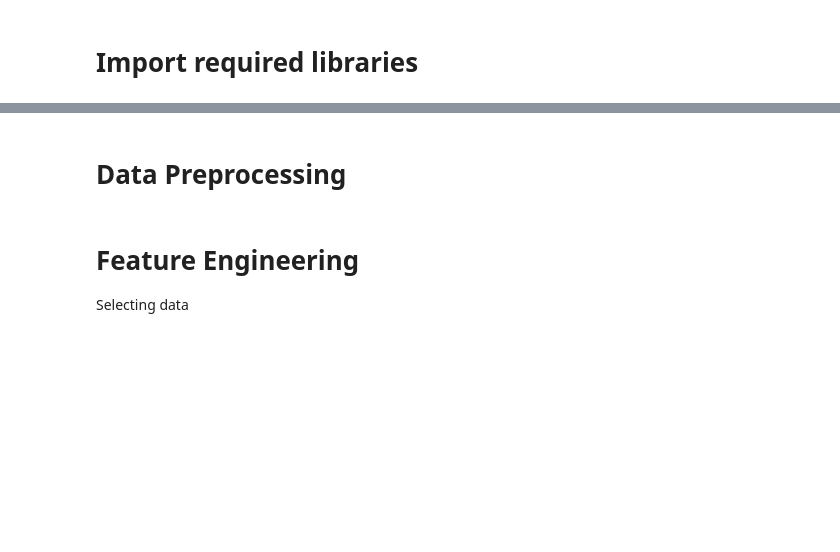
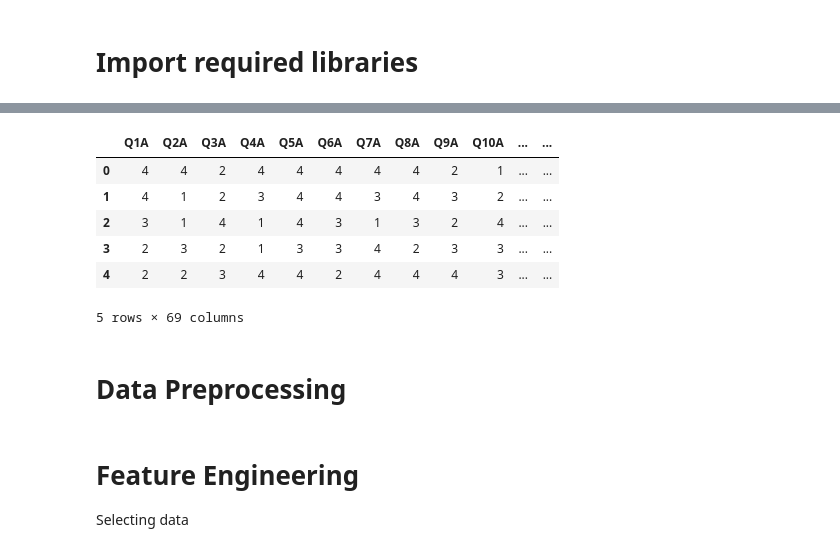
Before and after one commit to weihan444/ML-Hackathon, a Jupyter notebook: ML_Hackathon.ipynb, the cells around one changed output, grey strips where cells are left out. Cells and saved outputs as stored; diff of their text form; code cells hidden in the pictures; blank space fills up the shorter version.

```diff
--- a/ML_Hackathon.ipynb
+++ b/ML_Hackathon.ipynb
@@ -330,3 +359,28 @@ NameError: ignored
+# %%
+def condition(x):
+    if x<=10:
+        return 'Under 10'
+    if  10<=x<=16:
+        return ' Primary Children'
+    if 17<=x<=21:
+        return 'Secondary Children'
+    if 21<=x<=35:
+        return 'Adults'
+    if 36<=x<=48:
+        return 'Elder Adults'
+    if x>=49:
+        return 'Older People'
+
+data_2['Age_Groups']=data_2['age'].apply(condition)
+data_2.head()
+# %% [output]
+|  | Q1A | Q2A | Q3A | Q4A | Q5A | Q6A | Q7A | Q8A | Q9A | Q10A | ... | ... |
+| 0 | 4 | 4 | 2 | 4 | 4 | 4 | 4 | 4 | 2 | 1 | ... | ... |
+| 1 | 4 | 1 | 2 | 3 | 4 | 4 | 3 | 4 | 3 | 2 | ... | ... |
+| 2 | 3 | 1 | 4 | 1 | 4 | 3 | 1 | 3 | 2 | 4 | ... | ... |
+| 3 | 2 | 3 | 2 | 1 | 3 | 3 | 4 | 2 | 3 | 3 | ... | ... |
+| 4 | 2 | 2 | 3 | 4 | 4 | 2 | 4 | 4 | 4 | 3 | ... | ... |
+5 rows × 69 columns
 # %% [markdown]
 # Data Preprocessing
 # %% [markdown]
```
Also changed, not shown: parts of 8 cells of this notebook.
